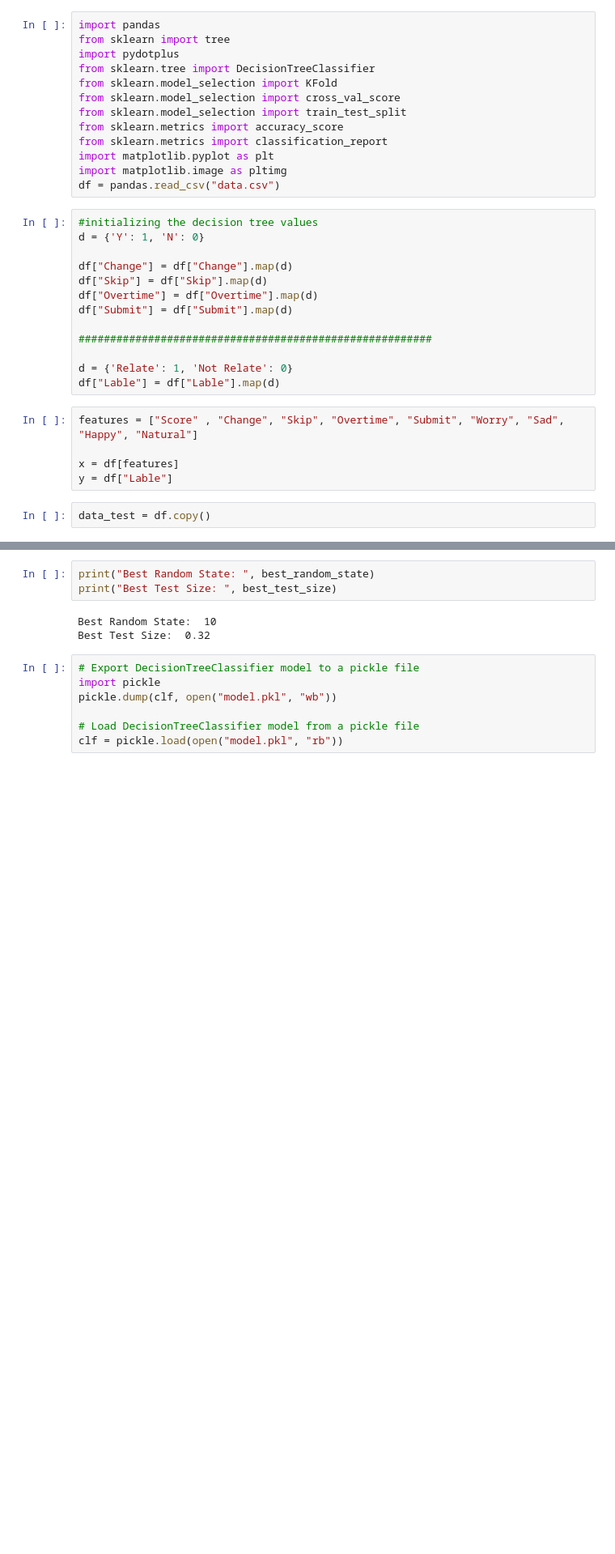
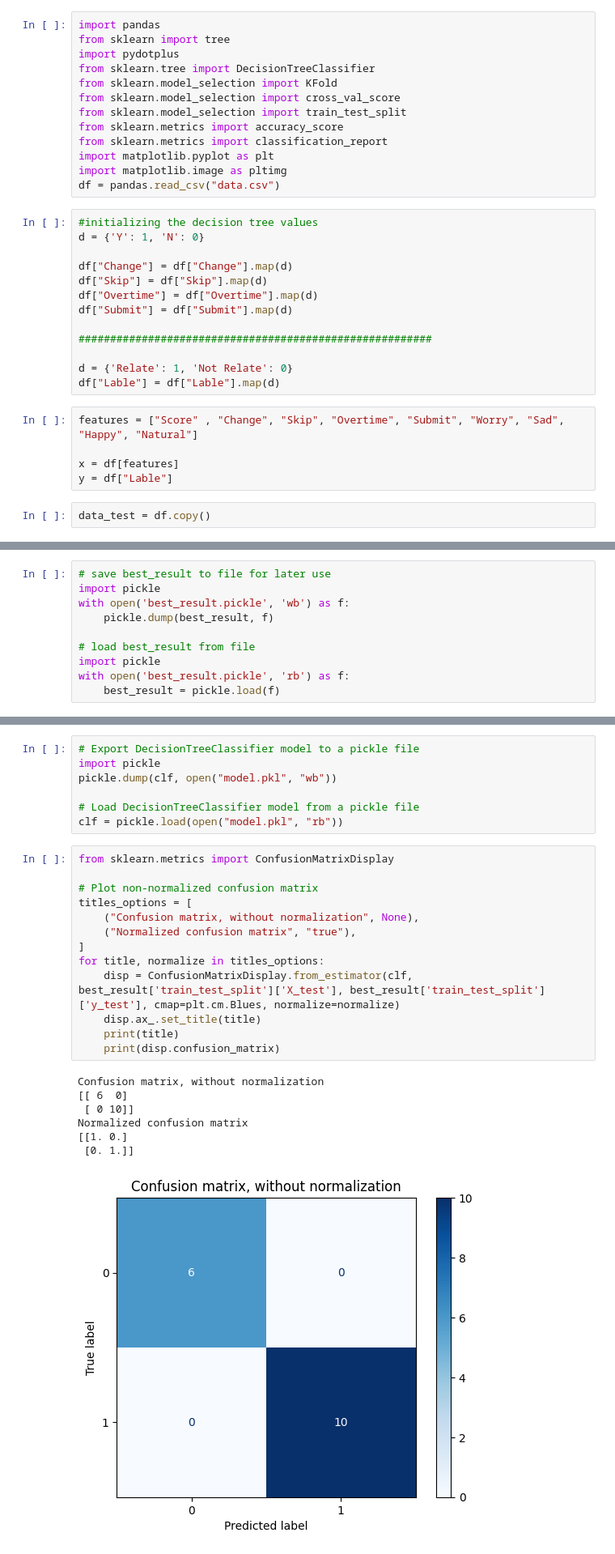
Before and after one commit to PHUICMT/phq-9-decision-tree, a Jupyter notebook: tree-without-type.ipynb, the cells around one changed output, grey strips where cells are left out. Shown at 81% size. Saved outputs shown, nothing was run; the diff lists cells and outputs as text; blank space fills up the shorter version.

Commit message:
update results

```diff
--- a/tree-without-type.ipynb
+++ b/tree-without-type.ipynb
@@ -75,3 +75,13 @@ Test Size: 0.28
+# %%
+# save best_result to file for later use
+import pickle
+with open('best_result.pickle', 'wb') as f:
+    pickle.dump(best_result, f)
+
+# load best_result from file
+import pickle
+with open('best_result.pickle', 'rb') as f:
+    best_result = pickle.load(f)
 # %%
 # Use best_result to get clf
 clf = best_result["clf"]
@@ -148,10 +158,4 @@ weighted avg       1.00      1.00      1.00        15
 [figure]
-# %%
-print("Best Random State: ", best_random_state)
-print("Best Test Size: ", best_test_size)
-# %% [output]
-Best Random State:  10
-Best Test Size:  0.32
 # %%
 # Export DecisionTreeClassifier model to a pickle file
 import pickle
@@ -159,3 +163,24 @@ pickle.dump(clf, open("model.pkl", "wb"))
 
 # Load DecisionTreeClassifier model from a pickle file
 clf = pickle.load(open("model.pkl", "rb"))
+# %%
+from sklearn.metrics import ConfusionMatrixDisplay
+
+# Plot non-normalized confusion matrix
+titles_options = [
+    ("Confusion matrix, without normalization", None),
+    ("Normalized confusion matrix", "true"),
+]
+for title, normalize in titles_options:
+    disp = ConfusionMatrixDisplay.from_estimator(clf, best_result['train_test_split']['X_test'], best_result['train_test_split']['y_test'], cmap=plt.cm.Blues, normalize=normalize)
+    disp.ax_.set_title(title)
+    print(title)
+    print(disp.confusion_matrix)
+# %% [output]
+Confusion matrix, without normalization
+[[ 6  0]
+ [ 0 10]]
+Normalized confusion matrix
+[[1. 0.]
+ [0. 1.]]
+[figure, added]
```
Also changed, not shown: parts of 3 cells of this notebook, 5 other files.
